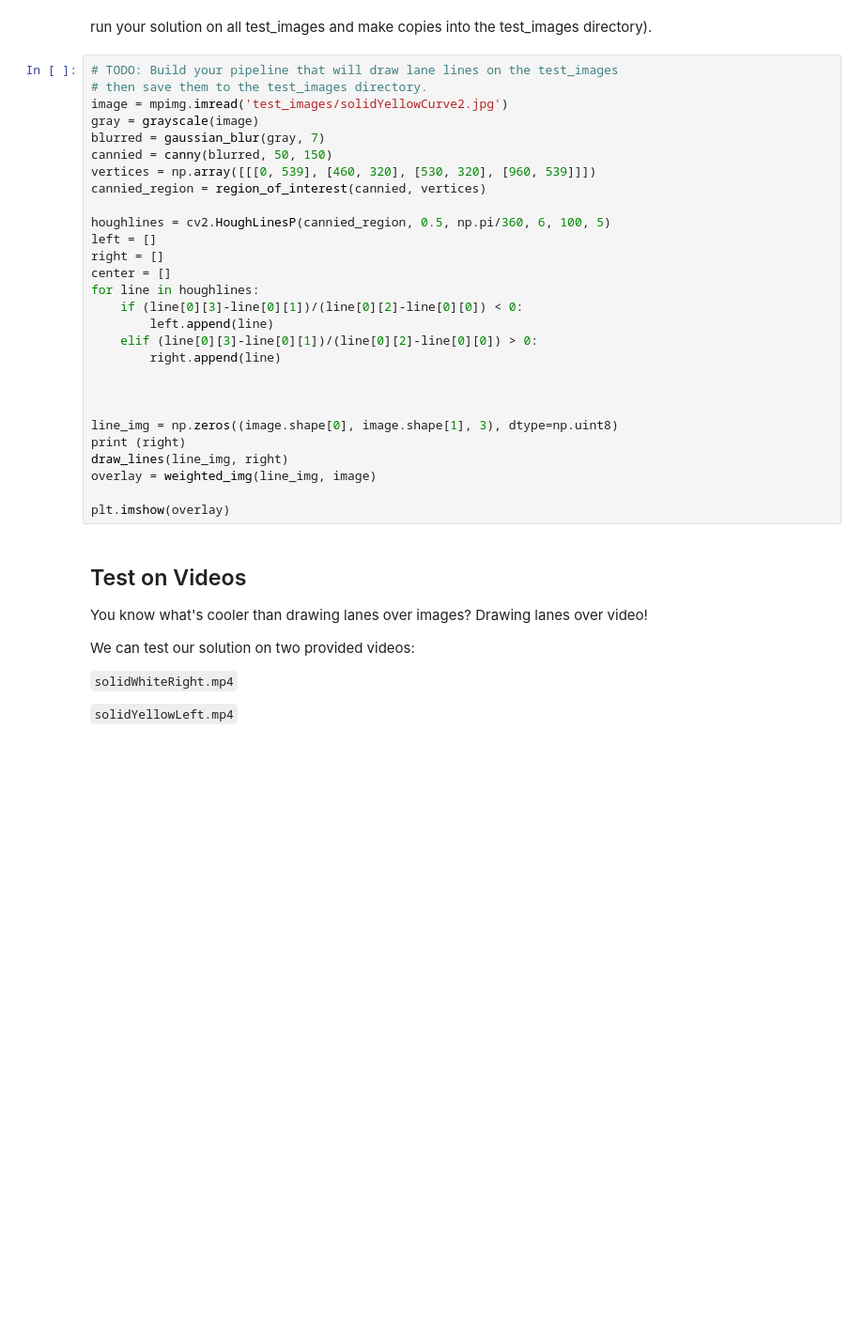
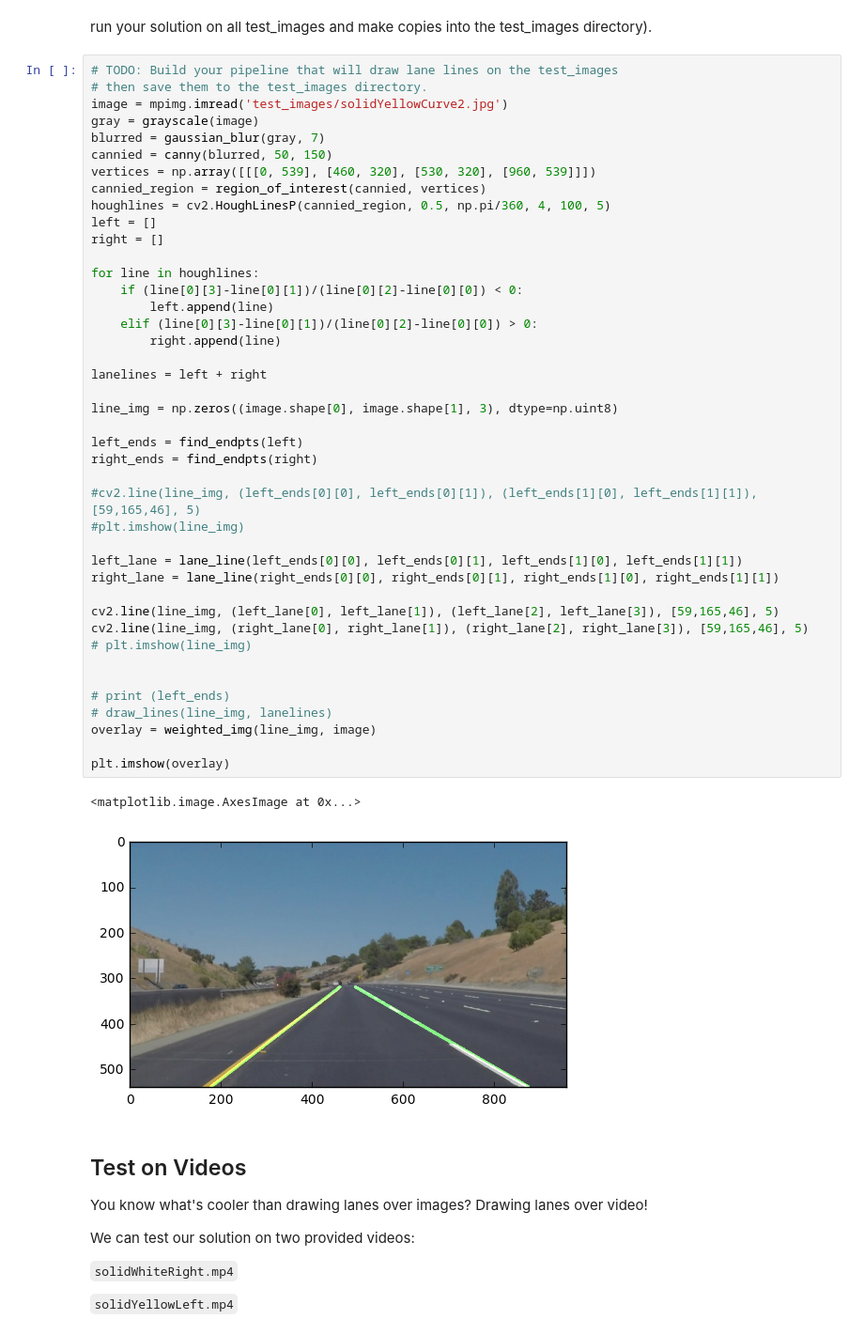
Before and after one commit to amanagarwal1993/carnd-finding-lanes, a Jupyter notebook: P1.ipynb, the cells around one changed output. Shown at 94% size. Saved outputs shown, nothing was run; the diff lists cells and outputs as text; blank space fills up the shorter version.

Commit message:
Added functions for image processing

```diff
--- a/P1.ipynb
+++ b/P1.ipynb
@@ -167,31 +192,48 @@ run your solution on all test_images and make copies into the test_images direct
 # %%
 # TODO: Build your pipeline that will draw lane lines on the test_images
 # then save them to the test_images directory.
 image = mpimg.imread('test_images/solidYellowCurve2.jpg')
 gray = grayscale(image)
 blurred = gaussian_blur(gray, 7)
 cannied = canny(blurred, 50, 150)
 vertices = np.array([[[0, 539], [460, 320], [530, 320], [960, 539]]])
 cannied_region = region_of_interest(cannied, vertices)
-
-houghlines = cv2.HoughLinesP(cannied_region, 0.5, np.pi/360, 6, 100, 5)
+houghlines = cv2.HoughLinesP(cannied_region, 0.5, np.pi/360, 4, 100, 5)
 left = []
 right = []
-center = []
+
 for line in houghlines:
     if (line[0][3]-line[0][1])/(line[0][2]-line[0][0]) < 0:
         left.append(line)
     elif (line[0][3]-line[0][1])/(line[0][2]-line[0][0]) > 0:
         right.append(line)
 
+lanelines = left + right
+
+line_img = np.zeros((image.shape[0], image.shape[1], 3), dtype=np.uint8)
+
+left_ends = find_endpts(left)
+right_ends = find_endpts(right)
+
+#cv2.line(line_img, (left_ends[0][0], left_ends[0][1]), (left_ends[1][0], left_ends[1][1]), [59,165,46], 5)
+#plt.imshow(line_img)
+
+left_lane = lane_line(left_ends[0][0], left_ends[0][1], left_ends[1][0], left_ends[1][1])
+right_lane = lane_line(right_ends[0][0], right_ends[0][1], right_ends[1][0], right_ends[1][1])
+
+cv2.line(line_img, (left_lane[0], left_lane[1]), (left_lane[2], left_lane[3]), [59,165,46], 5)
+cv2.line(line_img, (right_lane[0], right_lane[1]), (right_lane[2], right_lane[3]), [59,165,46], 5)
+# plt.imshow(line_img)
 
 
-line_img = np.zeros((image.shape[0], image.shape[1], 3), dtype=np.uint8)
-print (right)
-draw_lines(line_img, right)
+# print (left_ends)
+# draw_lines(line_img, lanelines)
 overlay = weighted_img(line_img, image)
 
 plt.imshow(overlay)
+# %% [output]
+<matplotlib.image.AxesImage at 0x...>
+[figure, added]
 # %% [markdown]
 ## Test on Videos
 
```
Also changed, not shown: parts of 5 cells of this notebook.
